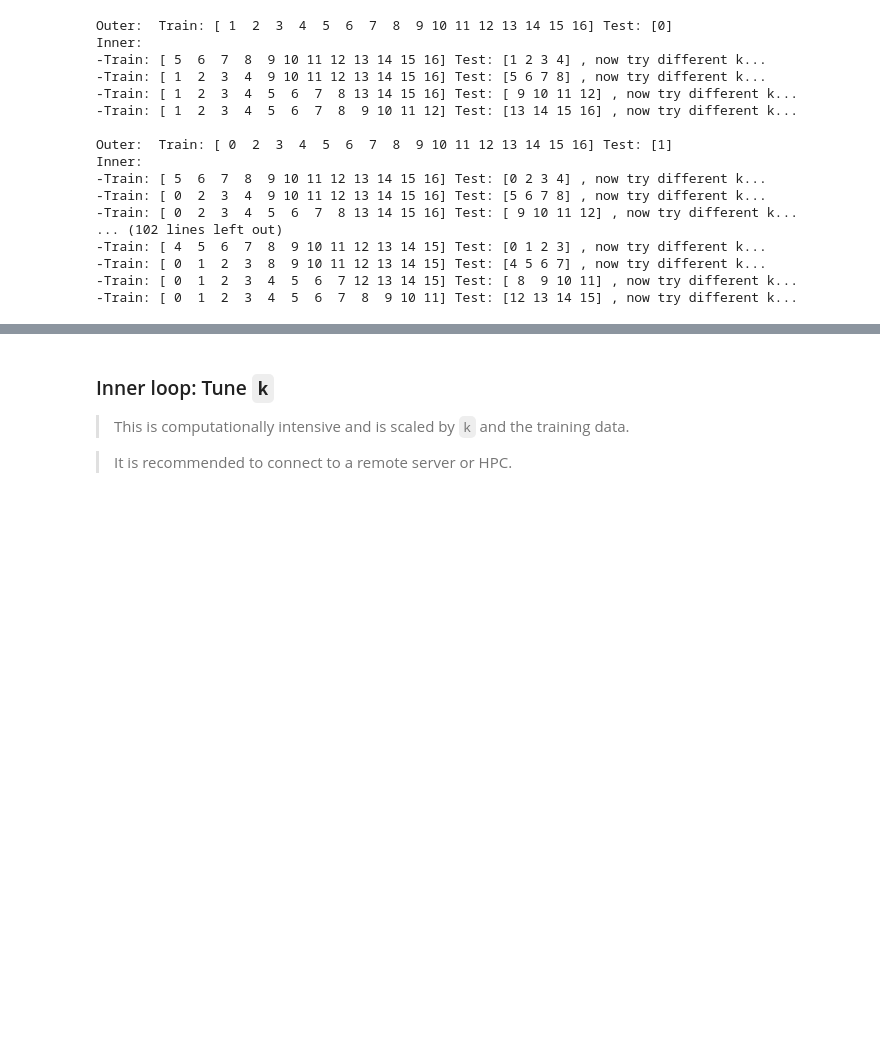
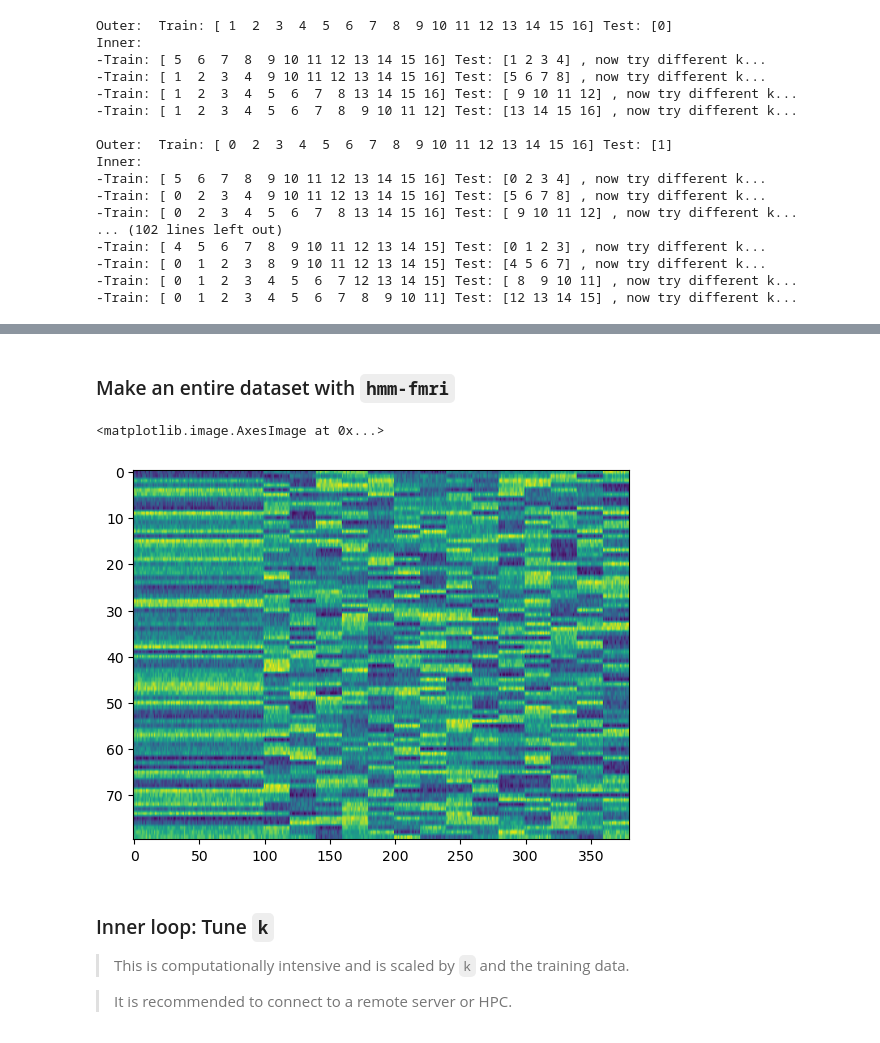
Before and after one commit to w-decker/EventSeg-demo, a Jupyter notebook: main.ipynb, the cells around one changed output, grey strips where cells are left out. Saved outputs shown, nothing was run; the diff lists cells and outputs as text; code cells hidden in the pictures; blank space fills up the shorter version.

```diff
--- a/main.ipynb
+++ b/main.ipynb
@@ -94,3 +111,15 @@ Inner:
+# %% [markdown]
+### Make an entire dataset with `hmm-fmri`
+# %%
+# create dataset
+D = Dataset(base=simpdat, n=40).make_dataset() # dataset with 40 individuals
+
+# plot
+dset = np.delete(D.dataset, 0, axis=0)
+plt.imshow(dset[0].T, aspect='auto') # first participant data
+# %% [output]
+<matplotlib.image.AxesImage at 0x...>
+[figure, added]
 # %% [markdown]
 ### Inner loop: Tune `k`
 
```
Also changed, not shown: parts of 8 cells of this notebook, 1 other file.
